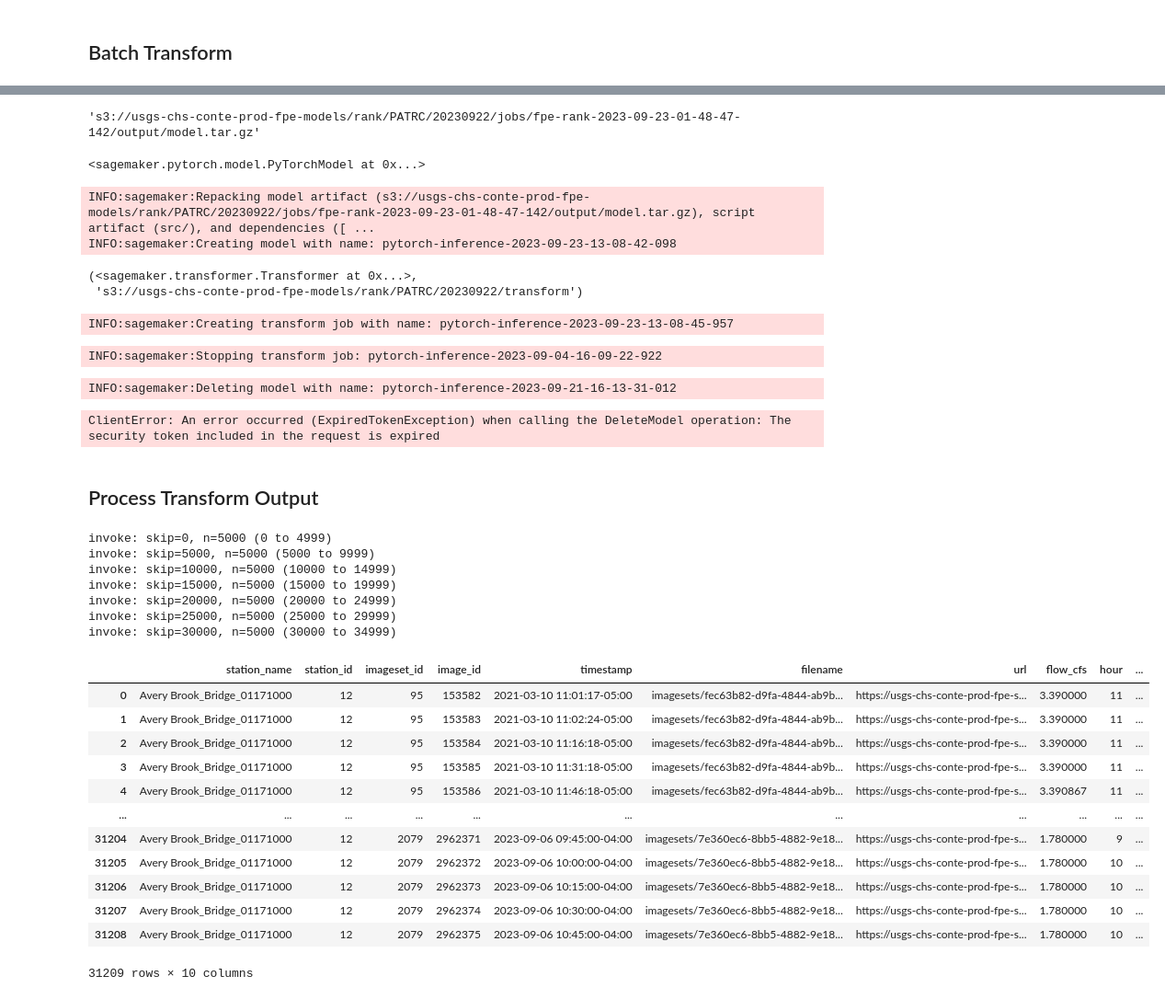
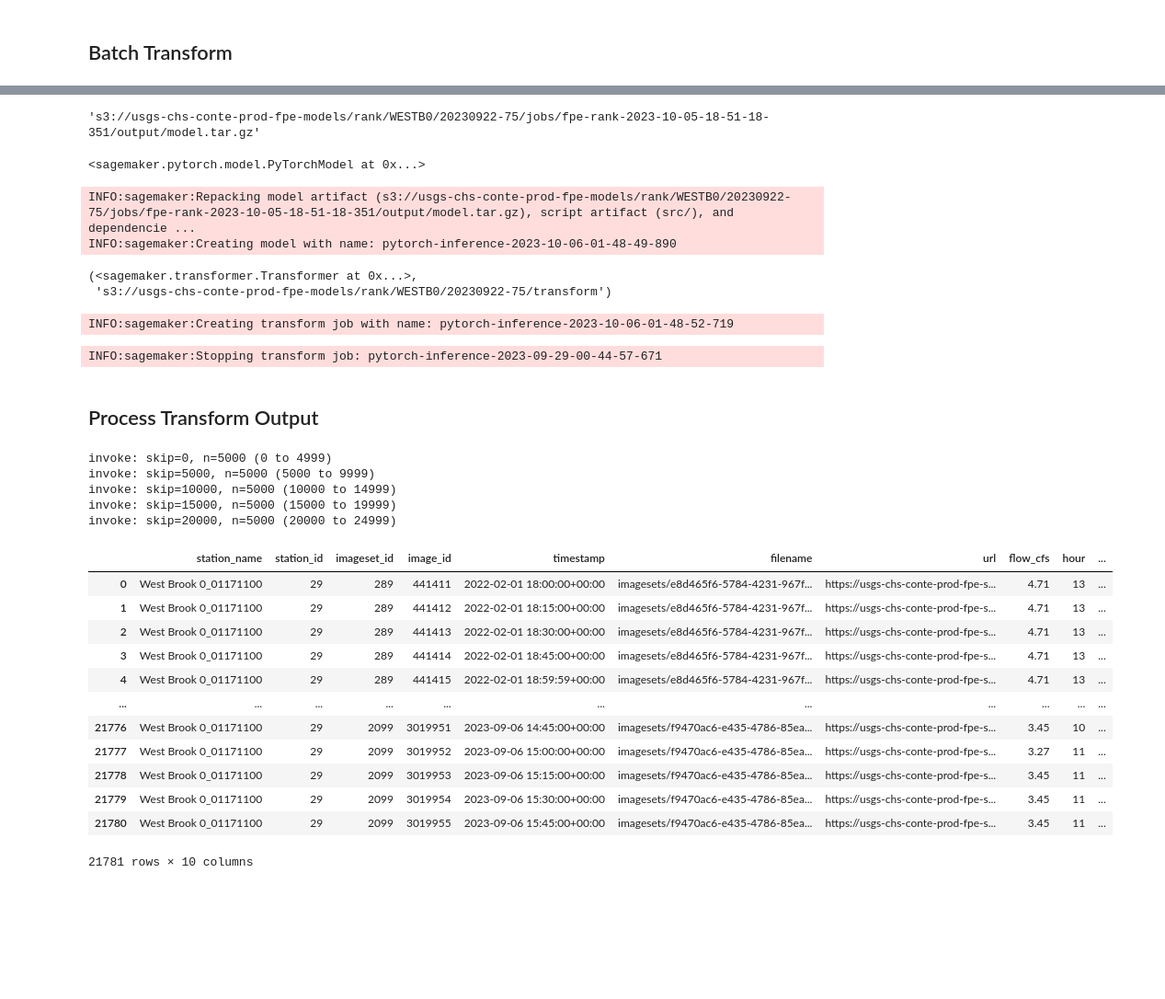
Before and after one commit to EcoSHEDS/fpe-model, a Jupyter notebook: fpe-rank-sagemaker-usgs.ipynb, the cells around one changed output, grey strips where cells are left out. Shown: that part at 92% size. Drawn from its saved outputs; the diff is of its cells as text; code cells hidden in the pictures; blank space fills up the shorter version.

Commit message:
reorganize fpe-rank-sagemaker-usgs

```diff
--- a/fpe-rank-sagemaker-usgs.ipynb
+++ b/fpe-rank-sagemaker-usgs.ipynb
@@ -18,6 +39,6 @@ s3 = session.client("s3")
 # %%
-model_id = "20230922"
-site = "PATRC"
+model_id = "20230922-50"
+site = "WESTB0"
 site_dir = f"D:/fpe/sites/{site}"
 model_dir = f"{site_dir}/models/{model_id}"
 
@@ -172,0 +150,4 @@ filtered rows: 15781
+# %%
+with open(f"{site_dir}/data/station.json", "r") as f:
+    station = json.load(f)
+station
@@ -240,10 +283,11 @@ uploading transform manifest: rank/PATRC/20230922/transform/manifest.json (n = 1
  'ServerSideEncryption': 'AES256'}
-# %%
-job_name = "fpe-rank-2023-09-23-01-48-47-142"
-model_path = f"{output_path}/{job_name}/output/model.tar.gz"
-model_path
-# %% [output]
-'s3://usgs-chs-conte-prod-fpe-models/rank/PATRC/20230922/jobs/fpe-rank-2023-09-23-01-48-47-142/output/model.tar.gz'
+# %%
+with open(f"{model_dir}/job.txt", "r") as f:
+    job_name = f.readline().strip()
+model_path = f"{output_path}/{job_name}/output/model.tar.gz"
+model_path
+# %% [output]
+'s3://usgs-chs-conte-prod-fpe-models/rank/WESTB0/20230922-75/jobs/fpe-rank-2023-10-05-18-51-18-351/output/model.tar.gz'
 # %%
 from sagemaker.pytorch.model import PyTorchModel
 
@@ -267,10 +311,10 @@ transformer = pytorch_model.transformer(
 )
 (transformer,transform_path)
 # %% [output]
-INFO:sagemaker:Repacking model artifact (s3://usgs-chs-conte-prod-fpe-models/rank/PATRC/20230922/jobs/fpe-rank-2023-09-23-01-48-47-142/output/model.tar.gz), script artifact (src/), and dependencies ([ ...
-INFO:sagemaker:Creating model with name: pytorch-inference-2023-09-23-13-08-42-098
+INFO:sagemaker:Repacking model artifact (s3://usgs-chs-conte-prod-fpe-models/rank/WESTB0/20230922-75/jobs/fpe-rank-2023-10-05-18-51-18-351/output/model.tar.gz), script artifact (src/), and dependencie ...
+INFO:sagemaker:Creating model with name: pytorch-inference-2023-10-06-01-48-49-890
 (<sagemaker.transformer.Transformer at 0x...>,
- 's3://usgs-chs-conte-prod-fpe-models/rank/PATRC/20230922/transform')
+ 's3://usgs-chs-conte-prod-fpe-models/rank/WESTB0/20230922-75/transform')
 # %%
 transformer.transform(
     data=f"{transform_path}/manifest.json",
@@ -279,29 +323,24 @@ transformer.transform(
     wait=False,
 )
 # %% [output]
-INFO:sagemaker:Creating transform job with name: pytorch-inference-2023-09-23-13-08-45-957
+INFO:sagemaker:Creating transform job with name: pytorch-inference-2023-10-06-01-48-52-719
 # %%
-sm_session.stop_transform_job("pytorch-inference-2023-09-20-13-46-27-309")
+sm_session.stop_transform_job("pytorch-inference-2023-09-29-00-44-57-671")
 # %% [output]
-INFO:sagemaker:Stopping transform job: pytorch-inference-2023-09-04-16-09-22-922
+INFO:sagemaker:Stopping transform job: pytorch-inference-2023-09-29-00-44-57-671
-# %%
-pytorch_model.delete_model()
-# %% [output]
-INFO:sagemaker:Deleting model with name: pytorch-inference-2023-09-21-16-13-31-012
-ClientError: An error occurred (ExpiredTokenException) when calling the DeleteModel operation: The security token included in the request is expired
 # %% [markdown]
 ## Process Transform Output
 # %%
 def process_transform_output (session, site, model_id, job_size = 5000, root_dir = "D:/fpe/sites"):
     lambda_client = session.client("lambda")
     transform_prefix = f"rank/{site}/{model_id}/transform"
-    df = pd.read_csv(f"{root_dir}/{site}/models/{model_id}/transform/flow-images.csv")
+    df = pd.read_csv(f"{root_dir}/{site}/models/{model_id}/input/images.csv")
     skip = 0
     while skip < len(df):
         payload = {
             "action": "process_transform_output",
             "bucket_name": model_bucket,
-            "data_file": f"{transform_prefix}/flow-images.csv",
+            "data_file": f"{transform_prefix}/images.csv",
             "data_prefix": transform_prefix,
             "output_prefix": transform_prefix,
             "n": job_size,
@@ -316,28 +355,26 @@ def process_transform_output (session, site, model_id, job_size = 5000, root_dir
         skip += job_size
     return df
 # %%
-process_transform_output(session, "AVERYBB", "20230922")
+process_transform_output(session, "WESTB0", "20230922-75")
 # %% [output]
 invoke: skip=0, n=5000 (0 to 4999)
 invoke: skip=5000, n=5000 (5000 to 9999)
 invoke: skip=10000, n=5000 (10000 to 14999)
 invoke: skip=15000, n=5000 (15000 to 19999)
 invoke: skip=20000, n=5000 (20000 to 24999)
-invoke: skip=25000, n=5000 (25000 to 29999)
-invoke: skip=30000, n=5000 (30000 to 34999)
 |  | station_name | station_id | imageset_id | image_id | timestamp | filename | url | flow_cfs | hour | ... |
-| 0 | Avery Brook_Bridge_01171000 | 12 | 95 | 153582 | 2021-03-10 11:01:17-05:00 | imagesets/fec63b82-d9fa-4844-ab9b... | https://usgs-chs-conte-prod-fpe-s... | 3.390000 | 11 | ... |
-| 1 | Avery Brook_Bridge_01171000 | 12 | 95 | 153583 | 2021-03-10 11:02:24-05:00 | imagesets/fec63b82-d9fa-4844-ab9b... | https://usgs-chs-conte-prod-fpe-s... | 3.390000 | 11 | ... |
-| 2 | Avery Brook_Bridge_01171000 | 12 | 95 | 153584 | 2021-03-10 11:16:18-05:00 | imagesets/fec63b82-d9fa-4844-ab9b... | https://usgs-chs-conte-prod-fpe-s... | 3.390000 | 11 | ... |
-| 3 | Avery Brook_Bridge_01171000 | 12 | 95 | 153585 | 2021-03-10 11:31:18-05:00 | imagesets/fec63b82-d9fa-4844-ab9b... | https://usgs-chs-conte-prod-fpe-s... | 3.390000 | 11 | ... |
-| 4 | Avery Brook_Bridge_01171000 | 12 | 95 | 153586 | 2021-03-10 11:46:18-05:00 | imagesets/fec63b82-d9fa-4844-ab9b... | https://usgs-chs-conte-prod-fpe-s... | 3.390867 | 11 | ... |
+| 0 | West Brook 0_01171100 | 29 | 289 | 441411 | 2022-02-01 18:00:00+00:00 | imagesets/e8d465f6-5784-4231-967f... | https://usgs-chs-conte-prod-fpe-s... | 4.71 | 13 | ... |
+| 1 | West Brook 0_01171100 | 29 | 289 | 441412 | 2022-02-01 18:15:00+00:00 | imagesets/e8d465f6-5784-4231-967f... | https://usgs-chs-conte-prod-fpe-s... | 4.71 | 13 | ... |
+| 2 | West Brook 0_01171100 | 29 | 289 | 441413 | 2022-02-01 18:30:00+00:00 | imagesets/e8d465f6-5784-4231-967f... | https://usgs-chs-conte-prod-fpe-s... | 4.71 | 13 | ... |
+| 3 | West Brook 0_01171100 | 29 | 289 | 441414 | 2022-02-01 18:45:00+00:00 | imagesets/e8d465f6-5784-4231-967f... | https://usgs-chs-conte-prod-fpe-s... | 4.71 | 13 | ... |
+| 4 | West Brook 0_01171100 | 29 | 289 | 441415 | 2022-02-01 18:59:59+00:00 | imagesets/e8d465f6-5784-4231-967f... | https://usgs-chs-conte-prod-fpe-s... | 4.71 | 13 | ... |
 | ... | ... | ... | ... | ... | ... | ... | ... | ... | ... | ... |
-| 31204 | Avery Brook_Bridge_01171000 | 12 | 2079 | 2962371 | 2023-09-06 09:45:00-04:00 | imagesets/7e360ec6-8bb5-4882-9e18... | https://usgs-chs-conte-prod-fpe-s... | 1.780000 | 9 | ... |
-| 31205 | Avery Brook_Bridge_01171000 | 12 | 2079 | 2962372 | 2023-09-06 10:00:00-04:00 | imagesets/7e360ec6-8bb5-4882-9e18... | https://usgs-chs-conte-prod-fpe-s... | 1.780000 | 10 | ... |
-| 31206 | Avery Brook_Bridge_01171000 | 12 | 2079 | 2962373 | 2023-09-06 10:15:00-04:00 | imagesets/7e360ec6-8bb5-4882-9e18... | https://usgs-chs-conte-prod-fpe-s... | 1.780000 | 10 | ... |
-| 31207 | Avery Brook_Bridge_01171000 | 12 | 2079 | 2962374 | 2023-09-06 10:30:00-04:00 | imagesets/7e360ec6-8bb5-4882-9e18... | https://usgs-chs-conte-prod-fpe-s... | 1.780000 | 10 | ... |
-| 31208 | Avery Brook_Bridge_01171000 | 12 | 2079 | 2962375 | 2023-09-06 10:45:00-04:00 | imagesets/7e360ec6-8bb5-4882-9e18... | https://usgs-chs-conte-prod-fpe-s... | 1.780000 | 10 | ... |
+| 21776 | West Brook 0_01171100 | 29 | 2099 | 3019951 | 2023-09-06 14:45:00+00:00 | imagesets/f9470ac6-e435-4786-85ea... | https://usgs-chs-conte-prod-fpe-s... | 3.45 | 10 | ... |
+| 21777 | West Brook 0_01171100 | 29 | 2099 | 3019952 | 2023-09-06 15:00:00+00:00 | imagesets/f9470ac6-e435-4786-85ea... | https://usgs-chs-conte-prod-fpe-s... | 3.27 | 11 | ... |
+| 21778 | West Brook 0_01171100 | 29 | 2099 | 3019953 | 2023-09-06 15:15:00+00:00 | imagesets/f9470ac6-e435-4786-85ea... | https://usgs-chs-conte-prod-fpe-s... | 3.45 | 11 | ... |
+| 21779 | West Brook 0_01171100 | 29 | 2099 | 3019954 | 2023-09-06 15:30:00+00:00 | imagesets/f9470ac6-e435-4786-85ea... | https://usgs-chs-conte-prod-fpe-s... | 3.45 | 11 | ... |
+| 21780 | West Brook 0_01171100 | 29 | 2099 | 3019955 | 2023-09-06 15:45:00+00:00 | imagesets/f9470ac6-e435-4786-85ea... | https://usgs-chs-conte-prod-fpe-s... | 3.45 | 11 | ... |
-31209 rows × 10 columns
+21781 rows × 10 columns
 # %%
 def combine_predictions (session, site, model_id, job_size = 5000, root_dir = "D:/fpe/sites"):
     s3 = session.client("s3")
```
Also changed, not shown: parts of 24 cells of this notebook.
